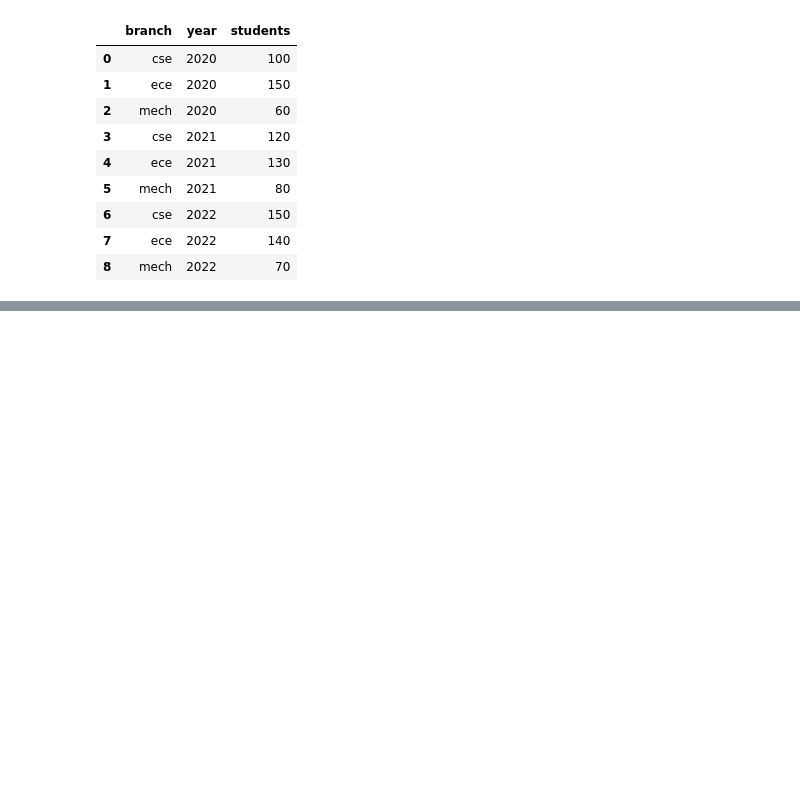
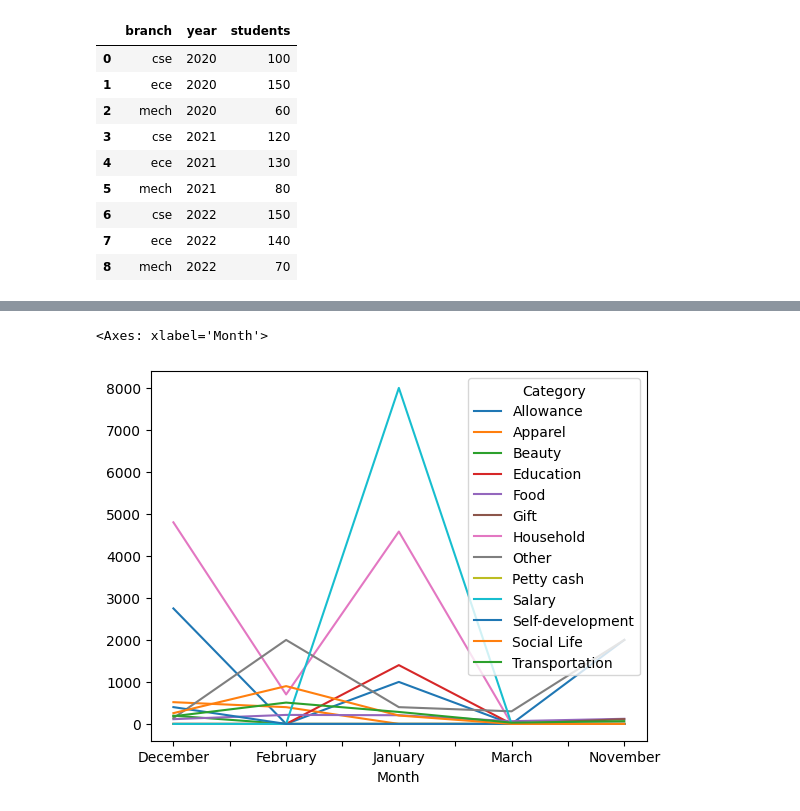
Before and after one commit to Arham097/Pandas, a Jupyter notebook: Pandas.ipynb, the cells around one changed output, grey strips where cells are left out. Drawn from its saved outputs; the diff is of its cells as text; code cells hidden in the pictures; blank space fills up the shorter version.

```diff
--- a/Pandas.ipynb
+++ b/Pandas.ipynb
@@ -3110,0 +3245,3 @@ pd.DataFrame(
+# %%
+df['Date'] = pd.to_datetime(df['Date'])
+df.info()
@@ -3110,0 +3267,4 @@ pd.DataFrame(
+# %%
+# Add column of month according to date mentioned
+df['Month'] = df['Date'].dt.month_name()
+df
@@ -3110,0 +3285,5 @@ pd.DataFrame(
+# %%
+df.pivot_table(index='Month',columns='Category',values='INR',fill_value=0).plot()  # for fill NaN value
+# %% [output]
+<Axes: xlabel='Month'>
+[figure, added]
```
Also changed, not shown: parts of 18 cells of this notebook, 4 other files.
